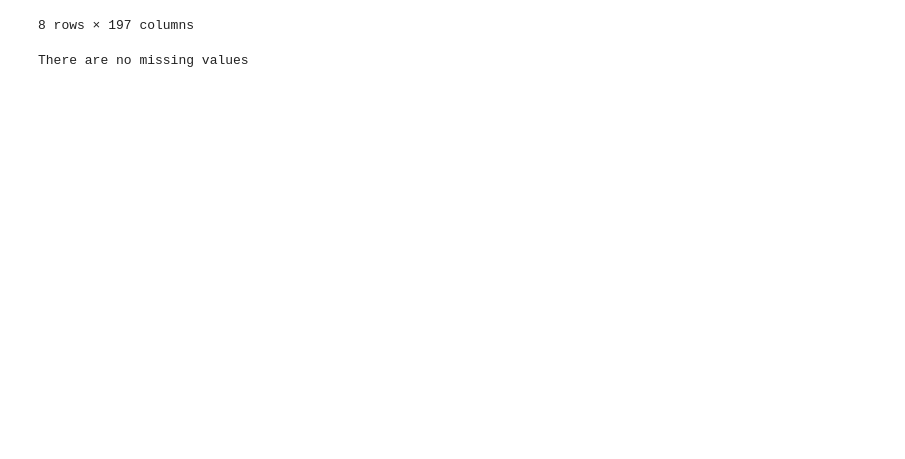
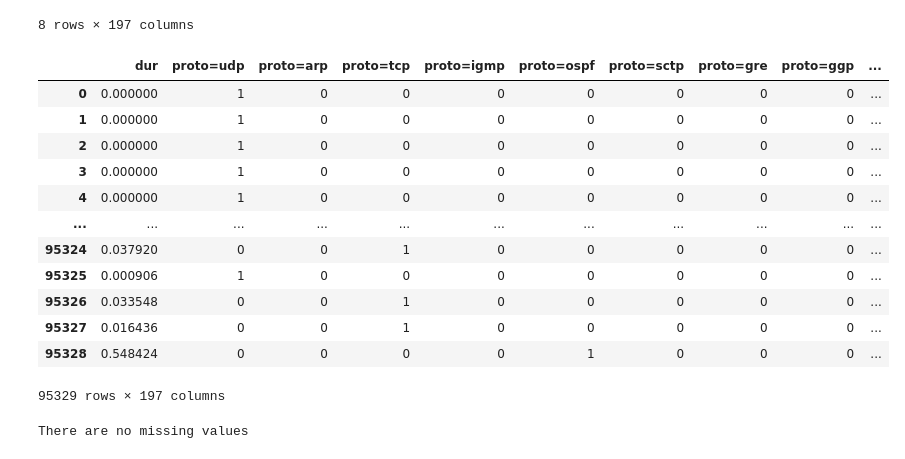
Before and after one commit to kenclements/SEAS8416DC8, a Jupyter notebook: src/SEAS_8616_FNN_Lecture6.ipynb, the cells around one changed output. Drawn from its saved outputs; the diff is of its cells as text; code cells hidden in the pictures; blank space fills up the shorter version.

```diff
--- a/src/SEAS_8616_FNN_Lecture6.ipynb
+++ b/src/SEAS_8616_FNN_Lecture6.ipynb
@@ -83,7 +103,7 @@ from tensorflow.keras.layers import Dense, Dropout
 # %% [markdown]
 # Load the Data
 # %%
-df_protocol = pd.read_csv('UNSW_NB15_traintest_backdoor.csv') # load the data file
+df_protocol = pd.read_csv('../data/UNSW_NB15_traintest_backdoor.csv') # load the data file
 # %% [markdown]
 # Exploratory Data Analysis
 # %%
@@ -119,6 +139,22 @@ memory usage: 143.3 MB
 | 75% | 0.012360 | 0.000000 | 0.000000 | 1.000000 | 0.000000 | 0.000000 | 0.000000 | 0.000000 | 0.000000 | ... |
 | max | 1.000000 | 1.000000 | 1.000000 | 1.000000 | 1.000000 | 1.000000 | 1.000000 | 1.000000 | 1.000000 | ... |
 8 rows × 197 columns
+# %%
+df_protocol
+# %% [output]
+|  | dur | proto=udp | proto=arp | proto=tcp | proto=igmp | proto=ospf | proto=sctp | proto=gre | proto=ggp | ... |
+| 0 | 0.000000 | 1 | 0 | 0 | 0 | 0 | 0 | 0 | 0 | ... |
+| 1 | 0.000000 | 1 | 0 | 0 | 0 | 0 | 0 | 0 | 0 | ... |
+| 2 | 0.000000 | 1 | 0 | 0 | 0 | 0 | 0 | 0 | 0 | ... |
+| 3 | 0.000000 | 1 | 0 | 0 | 0 | 0 | 0 | 0 | 0 | ... |
+| 4 | 0.000000 | 1 | 0 | 0 | 0 | 0 | 0 | 0 | 0 | ... |
+| ... | ... | ... | ... | ... | ... | ... | ... | ... | ... | ... |
+| 95324 | 0.037920 | 0 | 0 | 1 | 0 | 0 | 0 | 0 | 0 | ... |
+| 95325 | 0.000906 | 1 | 0 | 0 | 0 | 0 | 0 | 0 | 0 | ... |
+| 95326 | 0.033548 | 0 | 0 | 1 | 0 | 0 | 0 | 0 | 0 | ... |
+| 95327 | 0.016436 | 0 | 0 | 1 | 0 | 0 | 0 | 0 | 0 | ... |
+| 95328 | 0.548424 | 0 | 0 | 0 | 0 | 1 | 0 | 0 | 0 | ... |
+95329 rows × 197 columns
 # %%
 # check if there are missing values
 na_sum = df_protocol.isna().sum()
```
Also changed, not shown: parts of 6 cells of this notebook, 14 other files.
